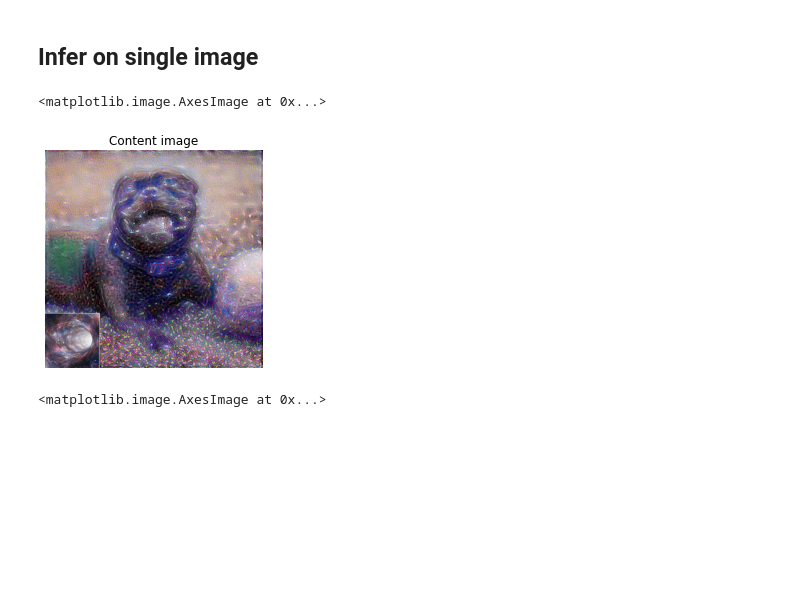
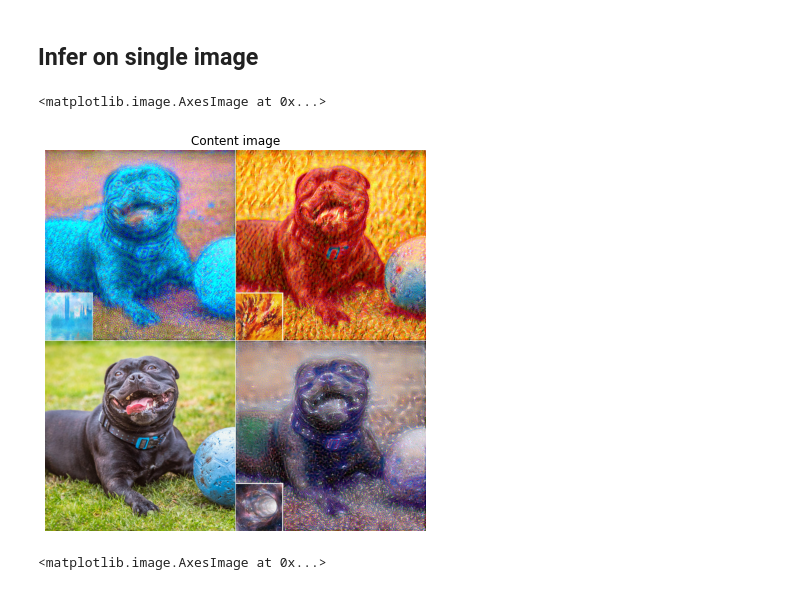
Before and after one commit to Apiquet/DeepLearningFrameworkFromScratch, a Jupyter notebook: style_transfer_test.ipynb, the cells around one changed output. Cells and saved outputs as stored; diff of their text form; code cells hidden in the pictures; blank space fills up the shorter version.

Commit message:
[DEV][TOOL] Verify concat 4 images

```diff
--- a/style_transfer_test.ipynb
+++ b/style_transfer_test.ipynb
@@ -60,20 +61,21 @@ model.inferOnImage(style_image_path, optimizer, 10,
 # %%
 path_1 = content_image_path
 path_2 = "imgs/style_transfer_1.jpg"
-path_3 = "imgs/style_transfer_1.jpg"
-path_4 = "imgs/style_transfer_1.jpg"
-out_path = "imgs/concatenate_2.gif"
+path_3 = "imgs/style_transfer_2.jpg"
+path_4 = "imgs/style_transfer_3.jpg"
+out_path = "imgs/concatenate_2.jpg"
 concat4Images(path_1, path_2, path_3, path_4, out_path)
 # %%
 transfer_style_result = Image.open(out_path)
 transfer_style_result = np.array(transfer_style_result)
 
+plt.figure(figsize = (7, 7))
 plt.axis('off')
 plt.title("Content image")
 plt.imshow(transfer_style_result)
 # %% [output]
 <matplotlib.image.AxesImage at 0x...>
-[figure, old version]
+[figure, new version]
 # %%
 style_image = Image.open(style_image_path)
 style_image = np.array(style_image)
```
Also changed, not shown: parts of 2 cells of this notebook.
